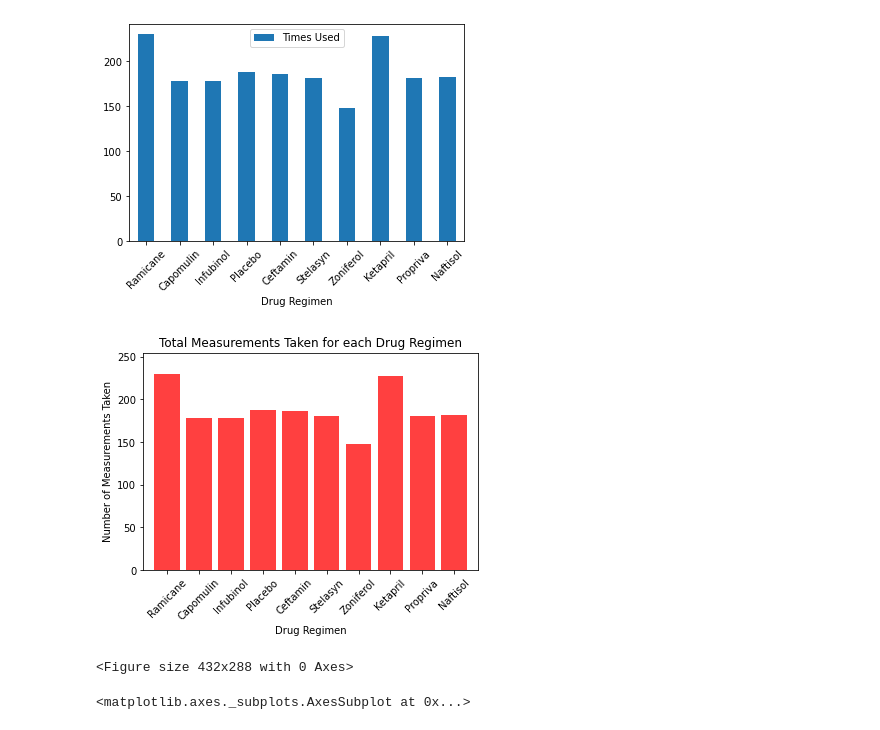
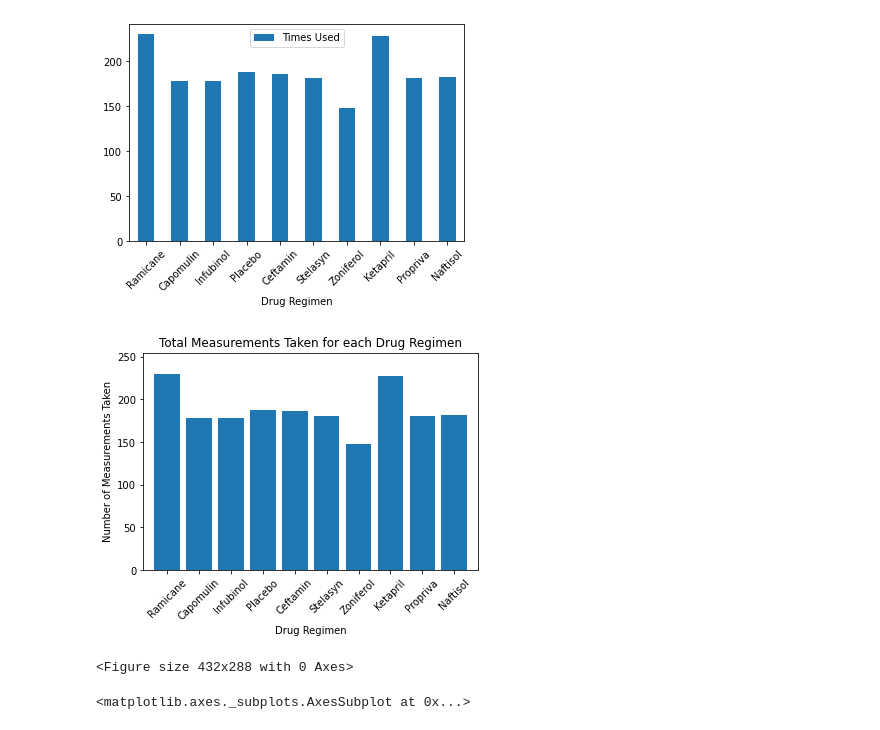
Before and after one commit to NoahLeVoir/Matplotlib-Challenge, a Jupyter notebook: Pymaceuticals/pymaceuticals.ipynb, the cells around one changed output. Cells and saved outputs as stored; diff of their text form; code cells hidden in the pictures.

```diff
--- a/Pymaceuticals/pymaceuticals.ipynb
+++ b/Pymaceuticals/pymaceuticals.ipynb
@@ -204,30 +200,30 @@ pandas_regimen_barchart
 # %%
 # Generate a bar plot showing the total number of measurements taken on each drug regimen using pyplot.
 x_axis = np.arange(0, len(drug_regimens))
 
 tick_locations = []
 
 for x in x_axis:
     tick_locations.append(x)
 
 plt.title("Total Measurements Taken for each Drug Regimen")
 plt.xlabel("Drug Regimen")
 plt.ylabel("Number of Measurements Taken")
 
 plt.xlim(-0.75, len(drug_regimens)-.25)
 plt.ylim(0, max(drug_counts) + 25)
 
-plt.bar(x_axis, drug_counts, facecolor="red", alpha=0.75, align="center")
+plt.bar(x_axis, drug_counts, align = "center")
 plt.xticks(tick_locations, drug_regimens, rotation = 45)
 
-
-# Best practice to always include plt.show, even though it is not technically needed in jupyter notebooks
+# Best practice to always include plt.show
+# Even though it is not technically needed in jupyter notebooks
 plt.show()
 
 # Make sure layout is clean and compact
 plt.tight_layout()
 # %% [output]
-[figure, old version]
+[figure, new version]
 <Figure size 432x288 with 0 Axes>
 # %%
 # Generate a pie plot showing the distribution of female versus male mice using pandas
```
Also changed, not shown: parts of 13 cells of this notebook.
